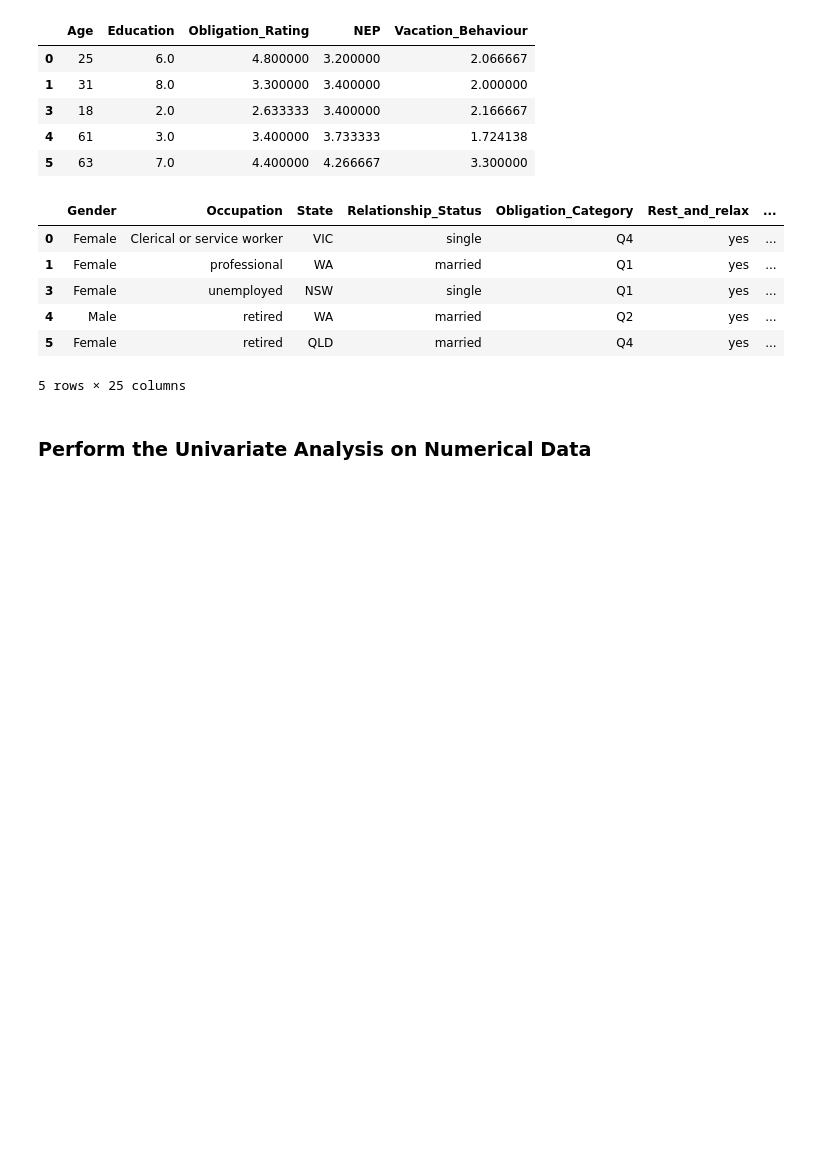
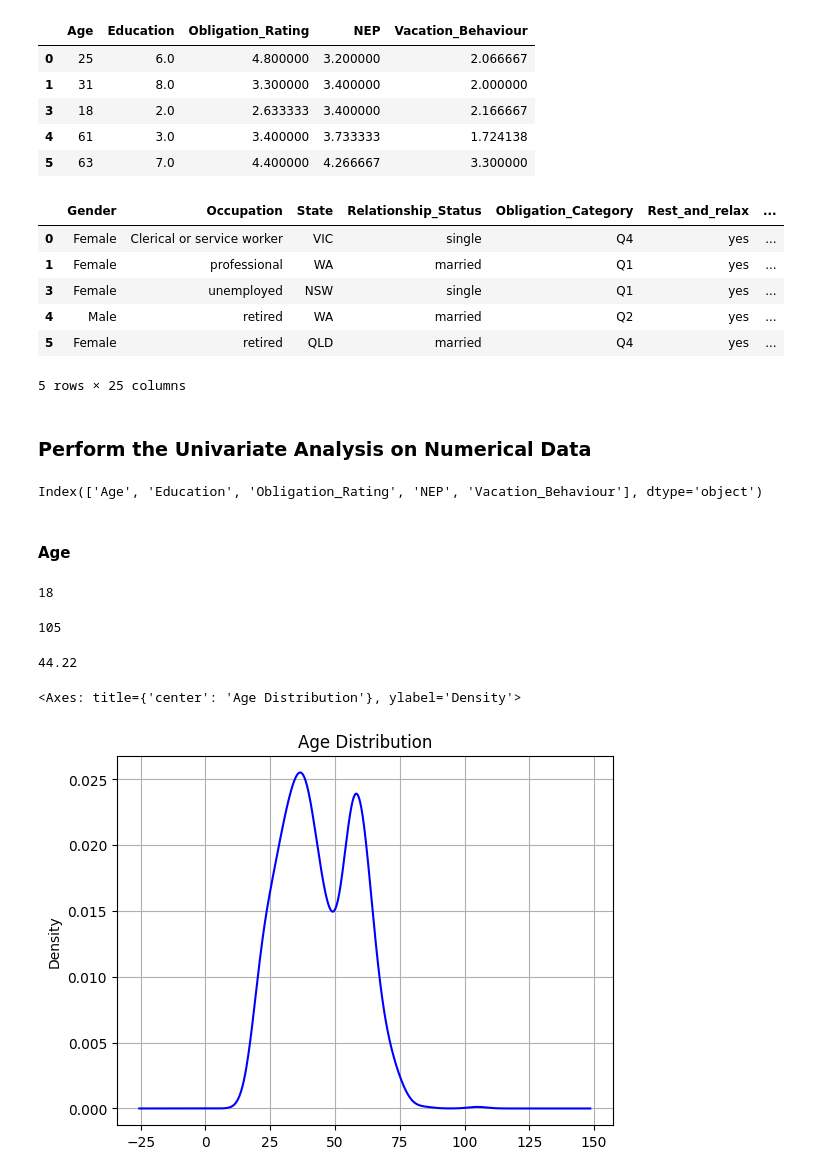
Before and after one commit to Uraniumking007/College-Stuff, a Jupyter notebook: BE/codeunnati/python_scripts_ckpcet/project_on_data_analytics/data_analytics_on_vacation_data/Data_Analytics_On_Vacation_Data.ipynb, the cells around one changed output. Cells and saved outputs as stored; diff of their text form; code cells hidden in the pictures; blank space fills up the shorter version.

```diff
--- a/BE/codeunnati/python_scripts_ckpcet/project_on_data_analytics/data_analytics_on_vacation_data/Data_Analytics_On_Vacation_Data.ipynb
+++ b/BE/codeunnati/python_scripts_ckpcet/project_on_data_analytics/data_analytics_on_vacation_data/Data_Analytics_On_Vacation_Data.ipynb
@@ -360,0 +359,33 @@ df_cat.head()
+# %%
+# Show numerical Columns
+
+df_num.columns
+# %% [output]
+Index(['Age', 'Education', 'Obligation_Rating', 'NEP', 'Vacation_Behaviour'], dtype='object')
+# %% [markdown]
+#### Age
+# %%
+# Show the min Age
+df_num.Age.min()
+# %% [output]
+18
+# %%
+# Show Max Age
+
+df_num.Age.max()
+# %% [output]
+105
+# %%
+# show the avg
+
+float(round(df_num.Age.mean(),2))
+# %% [output]
+44.22
+# %%
+# Show the Distribuation of Single Numerical Column
+
+df_num.Age.plot(kind='kde',color='blue',title='Age Distribution', grid=True) # kernel density plot
+plt.show()
+# %% [output]
+<Axes: title={'center': 'Age Distribution'}, ylabel='Density'>
+[figure, added]
```
Also changed, not shown: parts of 1 cell of this notebook.
